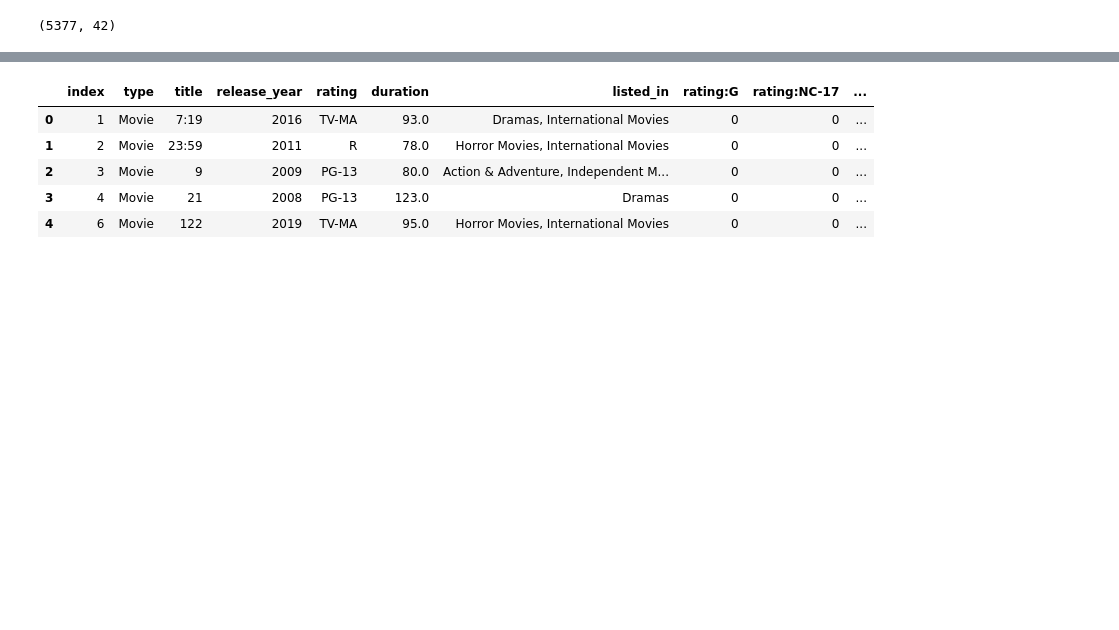
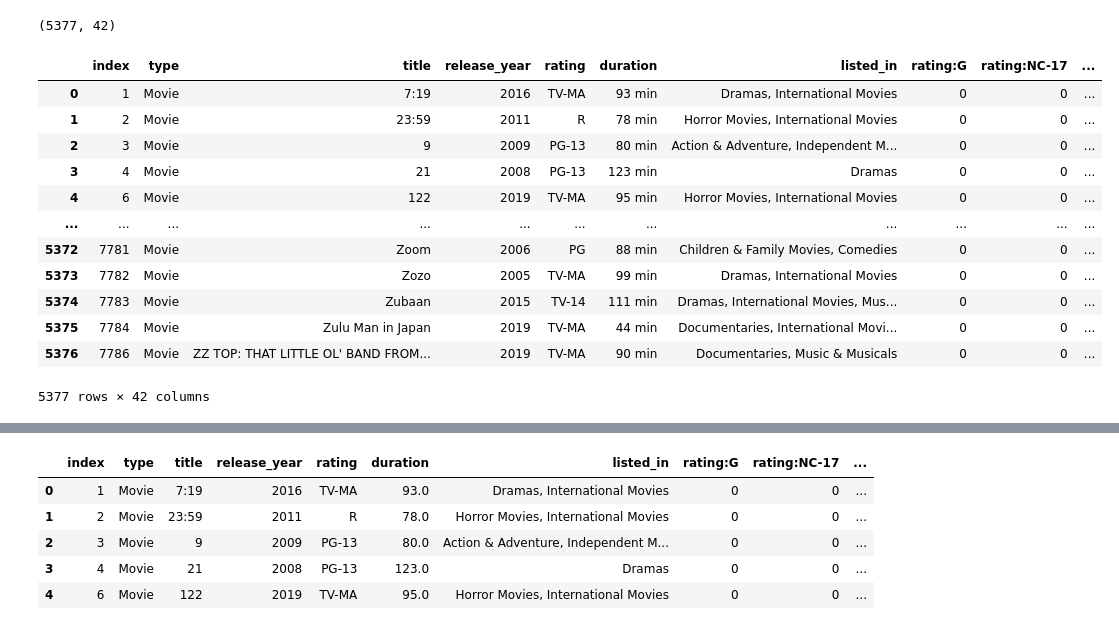
Before and after one commit to sksvineeth/Text_and_clustering, a Jupyter notebook: Text_clustering.ipynb, the cells around one changed output, grey strips where cells are left out. Saved outputs shown, nothing was run; the diff lists cells and outputs as text; code cells hidden in the pictures; blank space fills up the shorter version.

```diff
--- a/Text_clustering.ipynb
+++ b/Text_clustering.ipynb
@@ -533,3 +466,19 @@ Deprecated in NumPy 1.20; for more details and guidance: https://numpy.org/devdo
 data1.shape
 # %% [output]
 (5377, 42)
+# %%
+data1
+# %% [output]
+|  | index | type | title | release_year | rating | duration | listed_in | rating:G | rating:NC-17 | ... |
+| 0 | 1 | Movie | 7:19 | 2016 | TV-MA | 93 min | Dramas, International Movies | 0 | 0 | ... |
+| 1 | 2 | Movie | 23:59 | 2011 | R | 78 min | Horror Movies, International Movies | 0 | 0 | ... |
+| 2 | 3 | Movie | 9 | 2009 | PG-13 | 80 min | Action & Adventure, Independent M... | 0 | 0 | ... |
+| 3 | 4 | Movie | 21 | 2008 | PG-13 | 123 min | Dramas | 0 | 0 | ... |
+| 4 | 6 | Movie | 122 | 2019 | TV-MA | 95 min | Horror Movies, International Movies | 0 | 0 | ... |
+| ... | ... | ... | ... | ... | ... | ... | ... | ... | ... | ... |
+| 5372 | 7781 | Movie | Zoom | 2006 | PG | 88 min | Children & Family Movies, Comedies | 0 | 0 | ... |
+| 5373 | 7782 | Movie | Zozo | 2005 | TV-MA | 99 min | Dramas, International Movies | 0 | 0 | ... |
+| 5374 | 7783 | Movie | Zubaan | 2015 | TV-14 | 111 min | Dramas, International Movies, Mus... | 0 | 0 | ... |
+| 5375 | 7784 | Movie | Zulu Man in Japan | 2019 | TV-MA | 44 min | Documentaries, International Movi... | 0 | 0 | ... |
+| 5376 | 7786 | Movie | ZZ TOP: THAT LITTLE OL' BAND FROM... | 2019 | TV-MA | 90 min | Documentaries, Music & Musicals | 0 | 0 | ... |
+5377 rows × 42 columns
```
Also changed, not shown: parts of 45 cells of this notebook.
